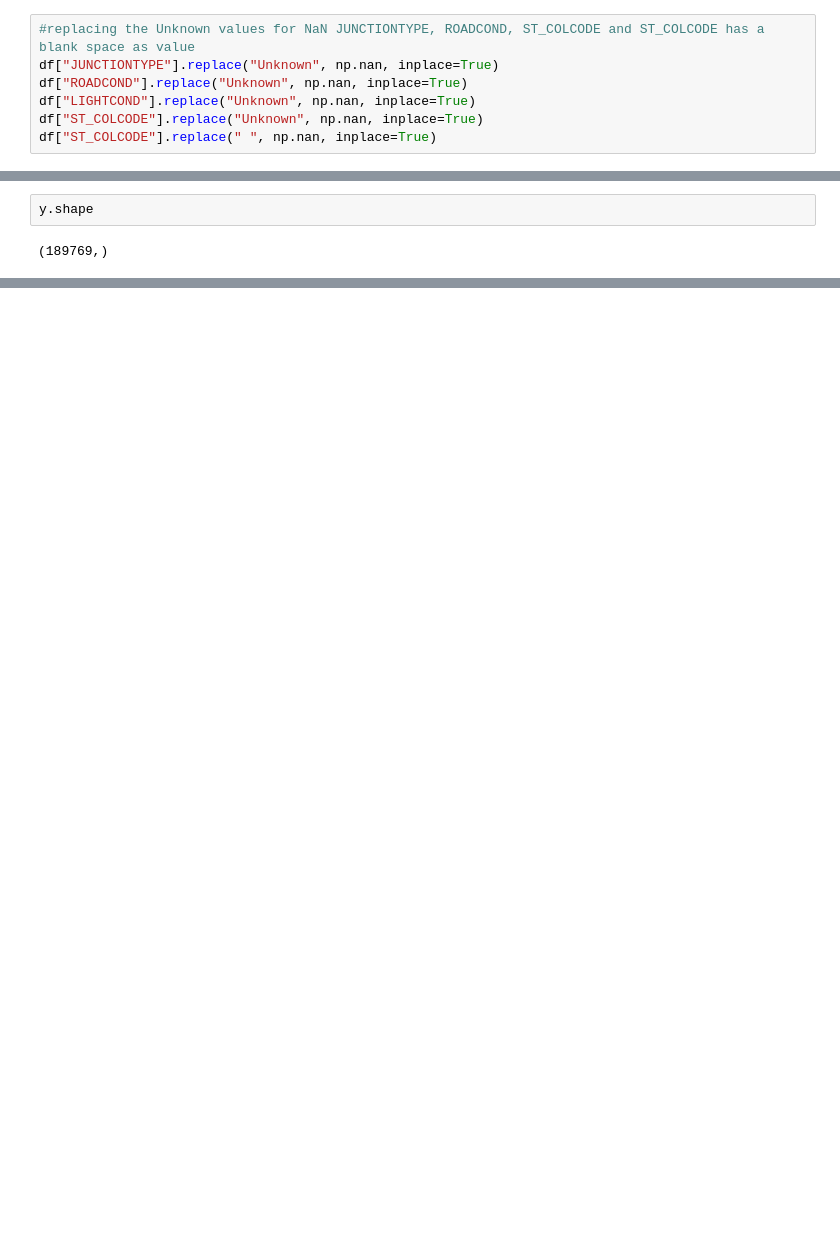
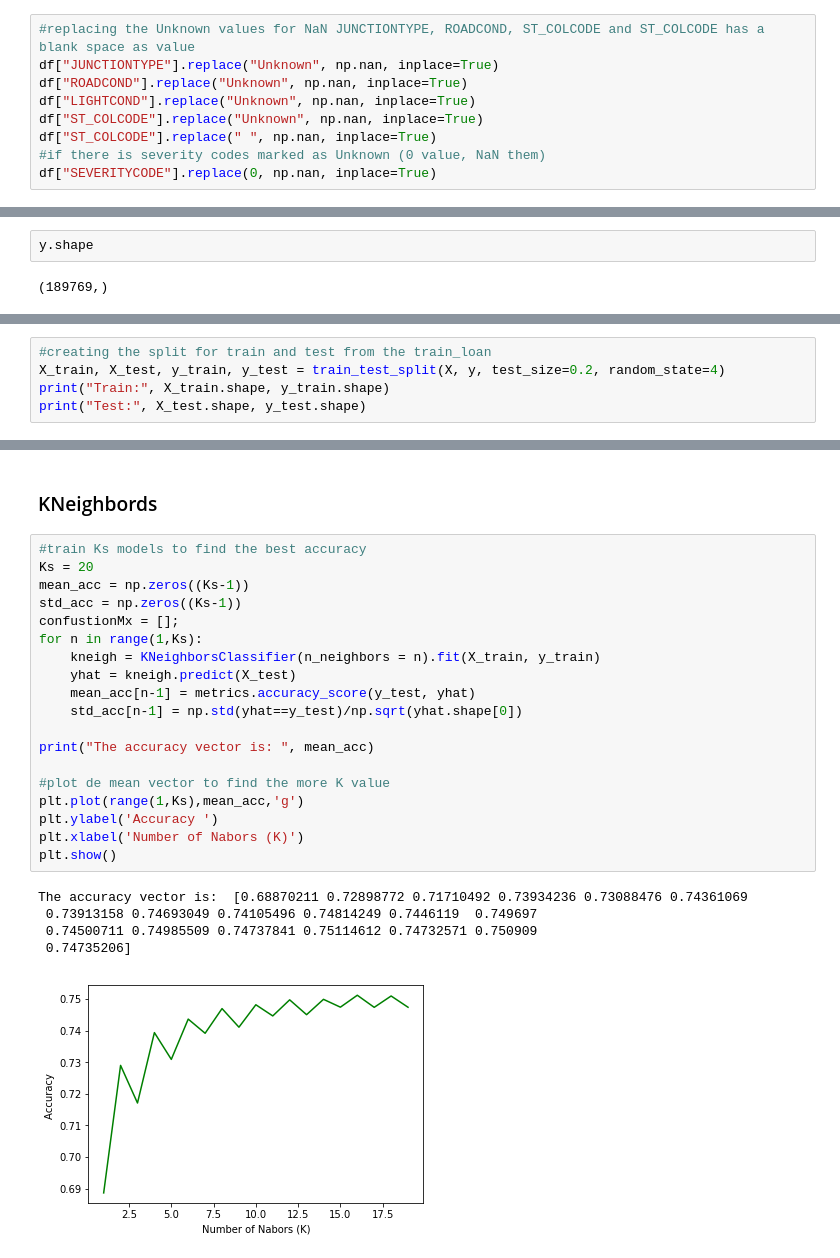
Before and after one commit to josevtobias/Coursera_Capstone, a Jupyter notebook: Coursera Capstone - José Tobias.ipynb, the cells around one changed output, grey strips where cells are left out. Cells and saved outputs as stored; diff of their text form; blank space fills up the shorter version.

```diff
--- a/Coursera Capstone - José Tobias.ipynb
+++ b/Coursera Capstone - José Tobias.ipynb
@@ -241,6 +255,8 @@ df["ROADCOND"].replace("Unknown", np.nan, inplace=True)
 df["LIGHTCOND"].replace("Unknown", np.nan, inplace=True)
 df["ST_COLCODE"].replace("Unknown", np.nan, inplace=True)
 df["ST_COLCODE"].replace(" ", np.nan, inplace=True)
+#if there is severity codes marked as Unknown (0 value, NaN them)
+df["SEVERITYCODE"].replace(0, np.nan, inplace=True)
 # %%
 #replacing missing values with the most common values in the data set:
 df["ADDRTYPE"].replace(np.nan, 'Block', inplace=True)
@@ -425,0 +442,5 @@ y.shape
+# %%
+#creating the split for train and test from the train_loan
+X_train, X_test, y_train, y_test = train_test_split(X, y, test_size=0.2, random_state=4)
+print("Train:", X_train.shape, y_train.shape)
+print("Test:", X_test.shape, y_test.shape)
@@ -425,0 +453,27 @@ y.shape
+# %% [markdown]
+### KNeighbords
+# %%
+#train Ks models to find the best accuracy
+Ks = 20
+mean_acc = np.zeros((Ks-1))
+std_acc = np.zeros((Ks-1))
+confustionMx = [];
+for n in range(1,Ks):
+    kneigh = KNeighborsClassifier(n_neighbors = n).fit(X_train, y_train)
+    yhat = kneigh.predict(X_test)
+    mean_acc[n-1] = metrics.accuracy_score(y_test, yhat)
+    std_acc[n-1] = np.std(yhat==y_test)/np.sqrt(yhat.shape[0])
+
+print("The accuracy vector is: ", mean_acc)
+
+#plot de mean vector to find the more K value
+plt.plot(range(1,Ks),mean_acc,'g')
+plt.ylabel('Accuracy ')
+plt.xlabel('Number of Nabors (K)')
+plt.show()
+# %% [output]
+The accuracy vector is:  [0.68870211 0.72898772 0.71710492 0.73934236 0.73088476 0.74361069
+ 0.73913158 0.74693049 0.74105496 0.74814249 0.7446119  0.749697
+ 0.74500711 0.74985509 0.74737841 0.75114612 0.74732571 0.750909
+ 0.74735206]
+[figure, added]
```
Also changed, not shown: parts of 25 cells of this notebook, 3 other files.
